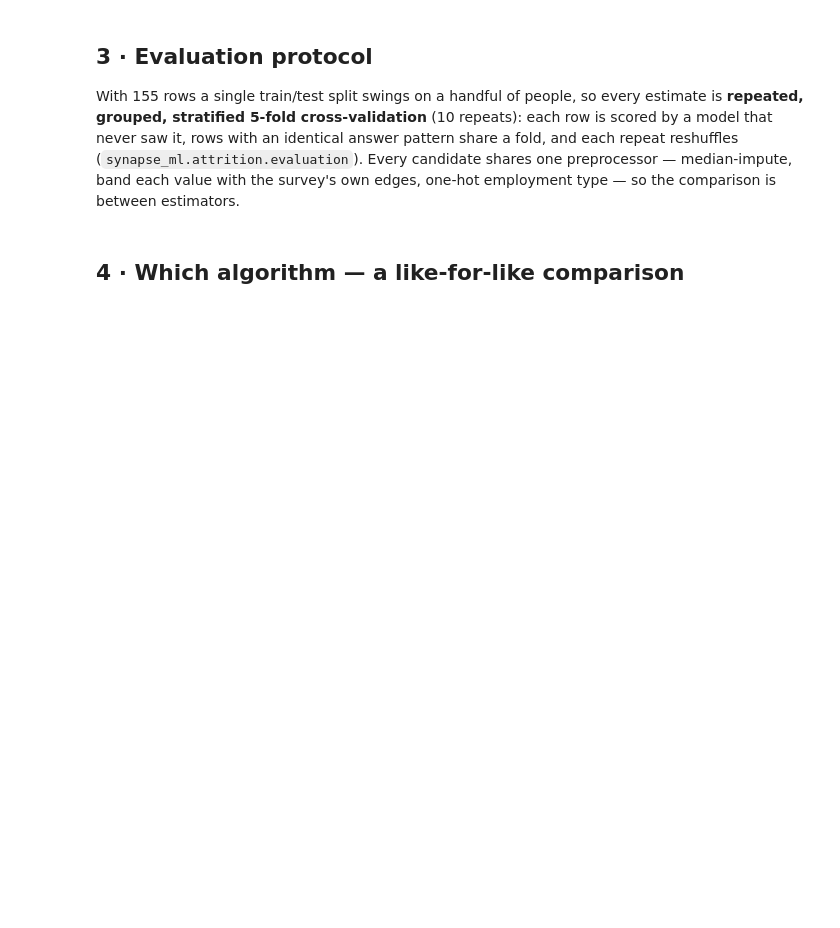
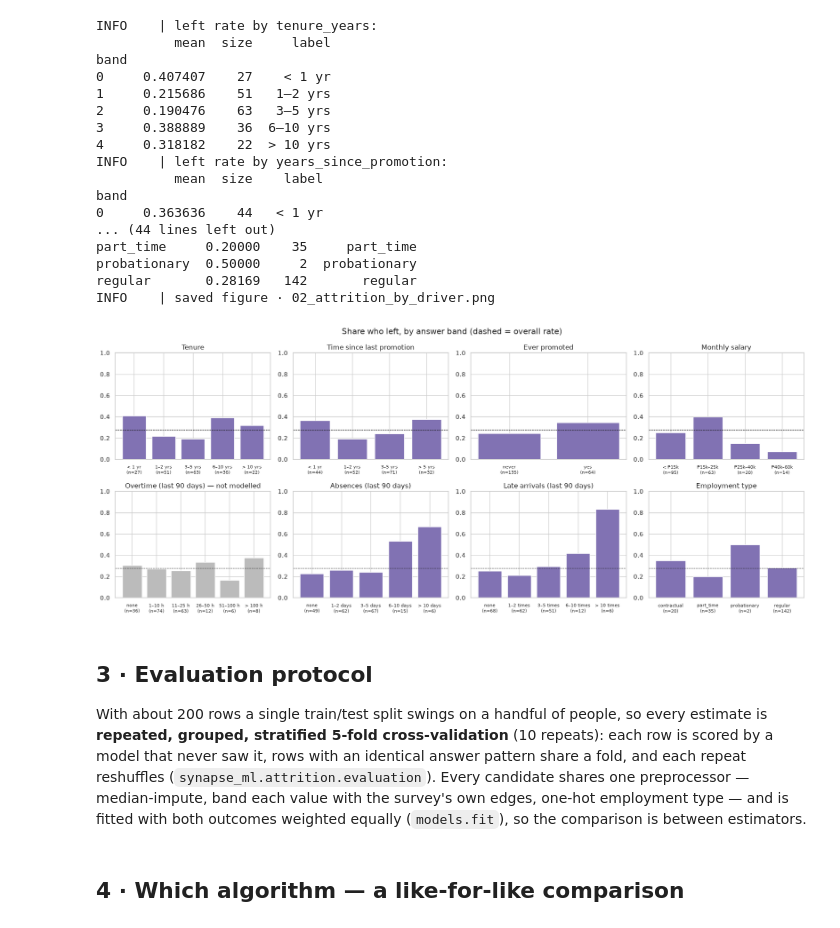
Before and after one commit to earlkian8/synapse, a Jupyter notebook: model/notebooks/01_attrition_model.ipynb, the cells around one changed output. Drawn from its saved outputs; the diff is of its cells as text; code cells hidden in the pictures; blank space fills up the shorter version.

```diff
--- a/model/notebooks/01_attrition_model.ipynb
+++ b/model/notebooks/01_attrition_model.ipynb
@@ -83,28 +124,49 @@ the pooled pattern is partly *who answered which survey* — §6 tests that dire
 # %%
 fig, axes = plt.subplots(2, 4, figsize=(18, 7.5))
-for ax, feature in zip(axes.flat, features.FEATURES):
+for ax, feature in zip(axes.flat, features.RECORDED_FEATURES):
     if feature in features.BAND_EDGES:
-        band = X[feature].map(lambda v: features.band_of(feature, v) if pd.notna(v) else np.nan)
+        band = df[feature].map(lambda v: features.band_of(feature, v) if pd.notna(v) else np.nan)
     else:
-        band = X[feature]
+        band = df[feature]
     t = pd.DataFrame({"band": band, "left": y}).dropna().groupby("band")["left"].agg(["mean", "size"])
     labels = [features.BAND_LABELS[feature][int(b)] for b in t.index] if feature in features.BAND_LABELS else list(t.index)
-    ax.bar(range(len(t)), t["mean"], color="#8172b3")
+    ax.bar(range(len(t)), t["mean"], color="#bbbbbb" if feature in features.EXCLUDED else "#8172b3")
     ax.set_xticks(range(len(t)), [f"{l}\n(n={n})" for l, n in zip(labels, t["size"])], fontsize=8)
     ax.axhline(rate, color="k", lw=0.8, ls="--")
-    ax.set_title(features.FEATURE_LABELS[feature]); ax.set_ylim(0, 1)
+    ax.set_title(features.FEATURE_LABELS[feature] + (" — not modelled" if feature in features.EXCLUDED else ""))
+    ax.set_ylim(0, 1)
     log.info("left rate by %s:\n%s", feature, t.assign(label=labels).to_string())
 fig.suptitle("Share who left, by answer band (dashed = overall rate)")
 fig.tight_layout(); run.save_fig(fig, "02_attrition_by_driver"); plt.show()
+# %% [output]
+INFO    | left rate by tenure_years:
+          mean  size     label
+band
+0     0.407407    27    < 1 yr
+1     0.215686    51   1–2 yrs
+2     0.190476    63   3–5 yrs
+3     0.388889    36  6–10 yrs
+4     0.318182    22  > 10 yrs
+INFO    | left rate by years_since_promotion:
+          mean  size    label
+band
+0     0.363636    44   < 1 yr
+... (44 lines left out)
+part_time     0.20000    35     part_time
+probationary  0.50000     2  probationary
+regular       0.28169   142       regular
+INFO    | saved figure · 02_attrition_by_driver.png
+[figure, added]
 # %% [markdown]
 ## 3 · Evaluation protocol
 
-With 155 rows a single train/test split swings on a handful of people, so every estimate is
-**repeated, grouped, stratified 5-fold cross-validation** (10 repeats): each row is scored by a
-model that never saw it, rows with an identical answer pattern share a fold, and each repeat
+With about 200 rows a single train/test split swings on a handful of people, so every estimate
+is **repeated, grouped, stratified 5-fold cross-validation** (10 repeats): each row is scored by
+a model that never saw it, rows with an identical answer pattern share a fold, and each repeat
 reshuffles (`synapse_ml.attrition.evaluation`). Every candidate shares one preprocessor —
-median-impute, band each value with the survey's own edges, one-hot employment type — so the
-comparison is between estimators.
+median-impute, band each value with the survey's own edges, one-hot employment type — and is
+fitted with both outcomes weighted equally (`models.fit`), so the comparison is between
+estimators.
 # %% [markdown]
 ## 4 · Which algorithm — a like-for-like comparison
 # %%
```
Also changed, not shown: parts of 24 cells of this notebook, 27 other files.
